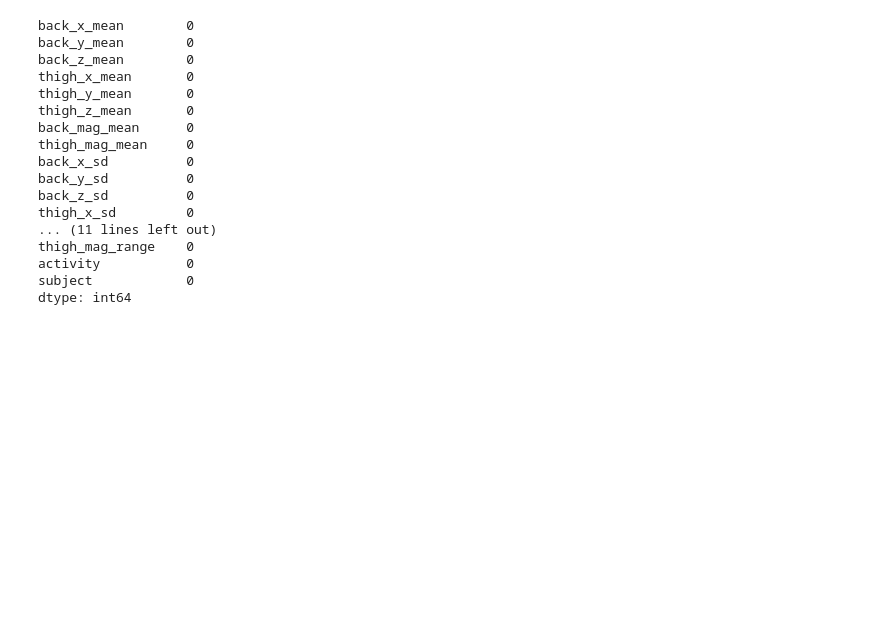
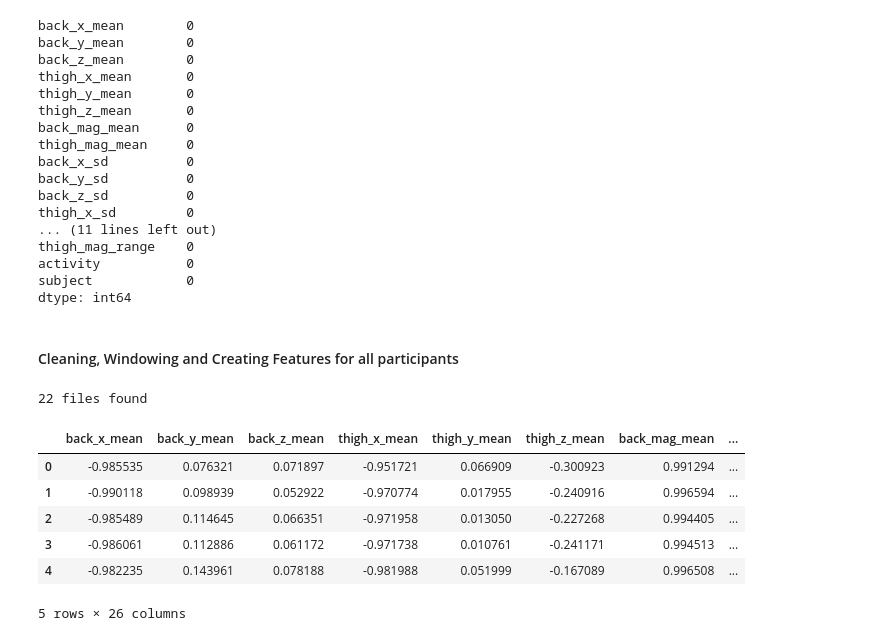
Before and after one commit to sarabartolo/harth-free-living-activity-recognition, a Jupyter notebook: notebooks/02_preprocessing.ipynb, the cells around one changed output. Cells and saved outputs as stored; diff of their text form; code cells hidden in the pictures; blank space fills up the shorter version.

Commit message:
Add preprocessing for all participants, save windows table and update docs

```diff
--- a/notebooks/02_preprocessing.ipynb
+++ b/notebooks/02_preprocessing.ipynb
@@ -461,3 +451,28 @@ thigh_mag_range    0
 activity           0
 subject            0
 dtype: int64
+# %% [markdown]
+#### Cleaning, Windowing and Creating Features for all participants
+# %%
+csv_files = sorted(data_directory.glob("*.csv"))
+print(len(csv_files), "files found")
+
+all_windows = []
+
+for file in csv_files:
+    clean = clean_participant(file)
+    windows = create_windows(clean)
+    features = create_features(windows)
+
+    all_windows.append(features)
+
+harth_windows = pd.concat(all_windows, ignore_index=True)
+# %% [output]
+22 files found
+|  | back_x_mean | back_y_mean | back_z_mean | thigh_x_mean | thigh_y_mean | thigh_z_mean | back_mag_mean | ... |
+| 0 | -0.985535 | 0.076321 | 0.071897 | -0.951721 | 0.066909 | -0.300923 | 0.991294 | ... |
+| 1 | -0.990118 | 0.098939 | 0.052922 | -0.970774 | 0.017955 | -0.240916 | 0.996594 | ... |
+| 2 | -0.985489 | 0.114645 | 0.066351 | -0.971958 | 0.013050 | -0.227268 | 0.994405 | ... |
+| 3 | -0.986061 | 0.112886 | 0.061172 | -0.971738 | 0.010761 | -0.241171 | 0.994513 | ... |
+| 4 | -0.982235 | 0.143961 | 0.078188 | -0.981988 | 0.051999 | -0.167089 | 0.996508 | ... |
+5 rows × 26 columns
```
Also changed, not shown: parts of 6 cells of this notebook, 5 other files.
